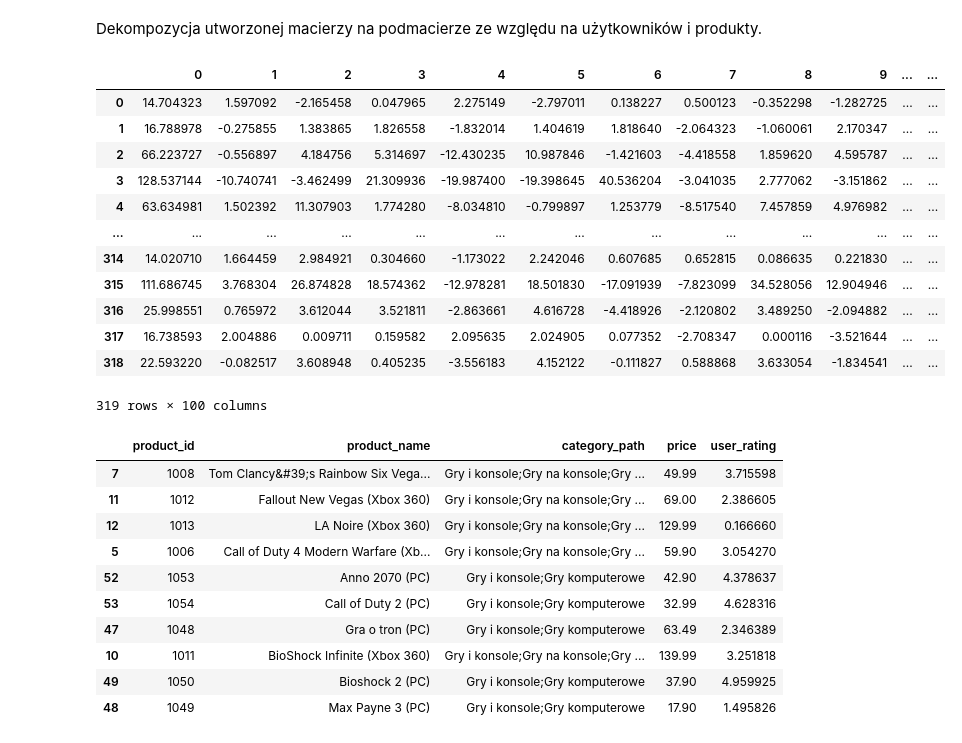
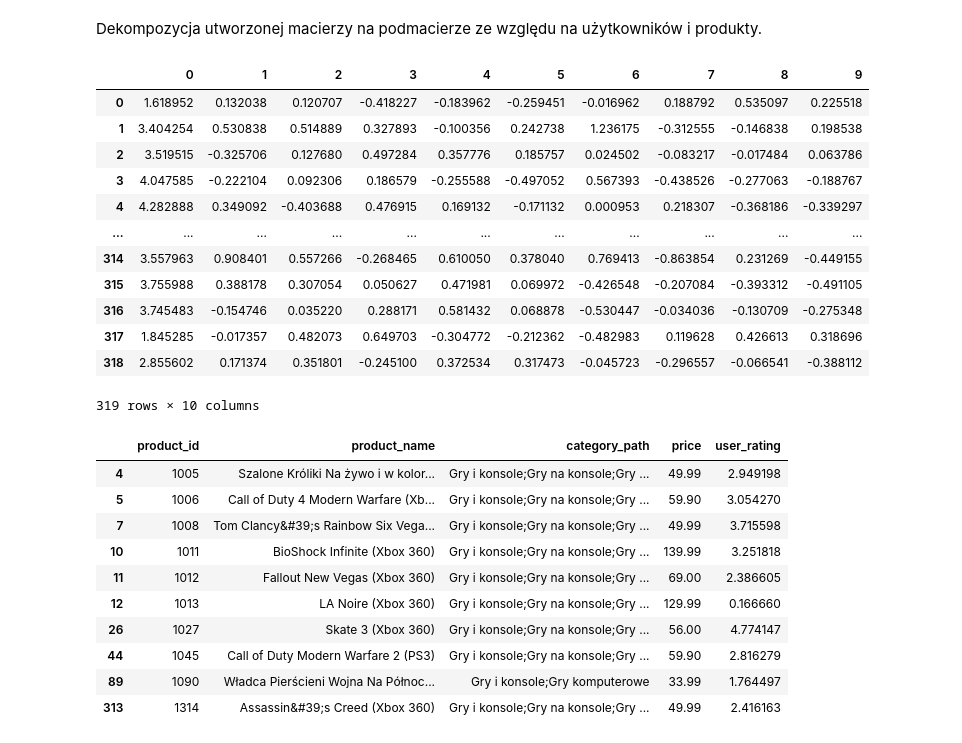
Before and after one commit to SwirtaB/IUM_Recommendation-system, a Jupyter notebook: models/cf_model.ipynb, the cells around one changed output. Cells and saved outputs as stored; diff of their text form; code cells hidden in the pictures.

Commit message:
Fixed implementation of advanced model. Added second implementation where interaction matrix is splitted in two: games and no games.

```diff
--- a/models/cf_model.ipynb
+++ b/models/cf_model.ipynb
@@ -19,0 +40,3 @@ interactionMatrixDF = pd.pivot_table(df, index="user_id", columns="product_id",
+# %%
+interactionMatrixDF = pd.DataFrame(preprocessing.MinMaxScaler().fit_transform(interactionMatrixDF))
+display(interactionMatrixDF)
@@ -34,41 +73,34 @@ Dekompozycja utworzonej macierzy na podmacierze ze względu na użytkowników i
 # %%
 from sklearn.decomposition import TruncatedSVD
 
 #initial hiperparameters
 epsilon = 1e-9
-latentFactors = 100
-
-# #generate item latent features
-# itemSVD = TruncatedSVD(n_components=latentFactors)
-# itemFeatures = itemSVD.fit_transform(interactionMatrixDF.transpose()) + epsilon #transpose because items are columns
-
-# #generate user latent features
-# itemSVD = TruncatedSVD(n_components=latentFactors)
-# itemFeatures = itemSVD.fit_transform(interactionMatrixDF) + epsilon
+latentFactors = 10
 
 #generate item latent features
 itemSVD = TruncatedSVD(n_components=latentFactors)
-itemFeatures = itemSVD.fit_transform(trainItem) + epsilon #transpose because items are columns
+itemFeatures = itemSVD.fit_transform(interactionMatrixDF.transpose()) + epsilon #transpose because items are columns
 
 #generate user latent features
 userSVD = TruncatedSVD(n_components=latentFactors)
-userFeatures = userSVD.fit_transform(trainUser) + epsilon
+userFeatures = userSVD.fit_transform(interactionMatrixDF) + epsilon
 
+pd.DataFrame(userFeatures)
 pd.DataFrame(itemFeatures)
 # %% [output]
-|  | 0 | 1 | 2 | 3 | 4 | 5 | 6 | 7 | 8 | 9 | ... | ... |
-| 0 | 14.704323 | 1.597092 | -2.165458 | 0.047965 | 2.275149 | -2.797011 | 0.138227 | 0.500123 | -0.352298 | -1.282725 | ... | ... |
-| 1 | 16.788978 | -0.275855 | 1.383865 | 1.826558 | -1.832014 | 1.404619 | 1.818640 | -2.064323 | -1.060061 | 2.170347 | ... | ... |
-| 2 | 66.223727 | -0.556897 | 4.184756 | 5.314697 | -12.430235 | 10.987846 | -1.421603 | -4.418558 | 1.859620 | 4.595787 | ... | ... |
-| 3 | 128.537144 | -10.740741 | -3.462499 | 21.309936 | -19.987400 | -19.398645 | 40.536204 | -3.041035 | 2.777062 | -3.151862 | ... | ... |
-| 4 | 63.634981 | 1.502392 | 11.307903 | 1.774280 | -8.034810 | -0.799897 | 1.253779 | -8.517540 | 7.457859 | 4.976982 | ... | ... |
-| ... | ... | ... | ... | ... | ... | ... | ... | ... | ... | ... | ... | ... |
-| 314 | 14.020710 | 1.664459 | 2.984921 | 0.304660 | -1.173022 | 2.242046 | 0.607685 | 0.652815 | 0.086635 | 0.221830 | ... | ... |
-| 315 | 111.686745 | 3.768304 | 26.874828 | 18.574362 | -12.978281 | 18.501830 | -17.091939 | -7.823099 | 34.528056 | 12.904946 | ... | ... |
-| 316 | 25.998551 | 0.765972 | 3.612044 | 3.521811 | -2.863661 | 4.616728 | -4.418926 | -2.120802 | 3.489250 | -2.094882 | ... | ... |
-| 317 | 16.738593 | 2.004886 | 0.009711 | 0.159582 | 2.095635 | 2.024905 | 0.077352 | -2.708347 | 0.000116 | -3.521644 | ... | ... |
-| 318 | 22.593220 | -0.082517 | 3.608948 | 0.405235 | -3.556183 | 4.152122 | -0.111827 | 0.588868 | 3.633054 | -1.834541 | ... | ... |
+|  | 0 | 1 | 2 | 3 | 4 | 5 | 6 | 7 | 8 | 9 |
+| 0 | 1.618952 | 0.132038 | 0.120707 | -0.418227 | -0.183962 | -0.259451 | -0.016962 | 0.188792 | 0.535097 | 0.225518 |
+| 1 | 3.404254 | 0.530838 | 0.514889 | 0.327893 | -0.100356 | 0.242738 | 1.236175 | -0.312555 | -0.146838 | 0.198538 |
+| 2 | 3.519515 | -0.325706 | 0.127680 | 0.497284 | 0.357776 | 0.185757 | 0.024502 | -0.083217 | -0.017484 | 0.063786 |
+| 3 | 4.047585 | -0.222104 | 0.092306 | 0.186579 | -0.255588 | -0.497052 | 0.567393 | -0.438526 | -0.277063 | -0.188767 |
+| 4 | 4.282888 | 0.349092 | -0.403688 | 0.476915 | 0.169132 | -0.171132 | 0.000953 | 0.218307 | -0.368186 | -0.339297 |
+| ... | ... | ... | ... | ... | ... | ... | ... | ... | ... | ... |
+| 314 | 3.557963 | 0.908401 | 0.557266 | -0.268465 | 0.610050 | 0.378040 | 0.769413 | -0.863854 | 0.231269 | -0.449155 |
+| 315 | 3.755988 | 0.388178 | 0.307054 | 0.050627 | 0.471981 | 0.069972 | -0.426548 | -0.207084 | -0.393312 | -0.491105 |
+| 316 | 3.745483 | -0.154746 | 0.035220 | 0.288171 | 0.581432 | 0.068878 | -0.530447 | -0.034036 | -0.130709 | -0.275348 |
+| 317 | 1.845285 | -0.017357 | 0.482073 | 0.649703 | -0.304772 | -0.212362 | -0.482983 | 0.119628 | 0.426613 | 0.318696 |
+| 318 | 2.855602 | 0.171374 | 0.351801 | -0.245100 | 0.372534 | 0.317473 | -0.045723 | -0.296557 | -0.066541 | -0.388112 |
-319 rows × 100 columns
+319 rows × 10 columns
 # %%
 def top_k(item_id, top_k, corr_mat, map_name):
     topItems = corr_mat[item_id,:].argsort()[-top_k:][::-1]
@@ -81,17 +113,17 @@ itemCorrMat = cosine_similarity(itemFeatures)
 
 #before test_split it is mandatory to create dict mapping indexes of products in productsDF to labels or ids
 #because truncatedSVD has rows coresponding to rows in productsDF, but after split there not the same
-recommendations = top_k(7, 10, itemCorrMat, idNameDict)
-display(productsDF.iloc[recommendations,:])
+recommendations = top_k(5, 10, itemCorrMat, idxNameDict)
+display(productsDF.loc[productsDF['product_id'].isin(recommendations)])
 # %% [output]
 |  | product_id | product_name | category_path | price | user_rating |
+| 4 | 1005 | Szalone Króliki Na żywo i w kolor... | Gry i konsole;Gry na konsole;Gry ... | 49.99 | 2.949198 |
+| 5 | 1006 | Call of Duty 4 Modern Warfare (Xb... | Gry i konsole;Gry na konsole;Gry ... | 59.90 | 3.054270 |
 | 7 | 1008 | Tom Clancy&#39;s Rainbow Six Vega... | Gry i konsole;Gry na konsole;Gry ... | 49.99 | 3.715598 |
+| 10 | 1011 | BioShock Infinite (Xbox 360) | Gry i konsole;Gry na konsole;Gry ... | 139.99 | 3.251818 |
 | 11 | 1012 | Fallout New Vegas (Xbox 360) | Gry i konsole;Gry na konsole;Gry ... | 69.00 | 2.386605 |
 | 12 | 1013 | LA Noire (Xbox 360) | Gry i konsole;Gry na konsole;Gry ... | 129.99 | 0.166660 |
-| 5 | 1006 | Call of Duty 4 Modern Warfare (Xb... | Gry i konsole;Gry na konsole;Gry ... | 59.90 | 3.054270 |
-| 52 | 1053 | Anno 2070 (PC) | Gry i konsole;Gry komputerowe | 42.90 | 4.378637 |
-| 53 | 1054 | Call of Duty 2 (PC) | Gry i konsole;Gry komputerowe | 32.99 | 4.628316 |
-| 47 | 1048 | Gra o tron (PC) | Gry i konsole;Gry komputerowe | 63.49 | 2.346389 |
-| 10 | 1011 | BioShock Infinite (Xbox 360) | Gry i konsole;Gry na konsole;Gry ... | 139.99 | 3.251818 |
-| 49 | 1050 | Bioshock 2 (PC) | Gry i konsole;Gry komputerowe | 37.90 | 4.959925 |
-| 48 | 1049 | Max Payne 3 (PC) | Gry i konsole;Gry komputerowe | 17.90 | 1.495826 |
+| 26 | 1027 | Skate 3 (Xbox 360) | Gry i konsole;Gry na konsole;Gry ... | 56.00 | 4.774147 |
+| 44 | 1045 | Call of Duty Modern Warfare 2 (PS3) | Gry i konsole;Gry na konsole;Gry ... | 59.90 | 2.816279 |
+| 89 | 1090 | Władca Pierścieni Wojna Na Północ... | Gry i konsole;Gry komputerowe | 33.99 | 1.764497 |
+| 313 | 1314 | Assassin&#39;s Creed (Xbox 360) | Gry i konsole;Gry na konsole;Gry ... | 49.99 | 2.416163 |
```
Also changed, not shown: parts of 8 cells of this notebook, 1 other file.
